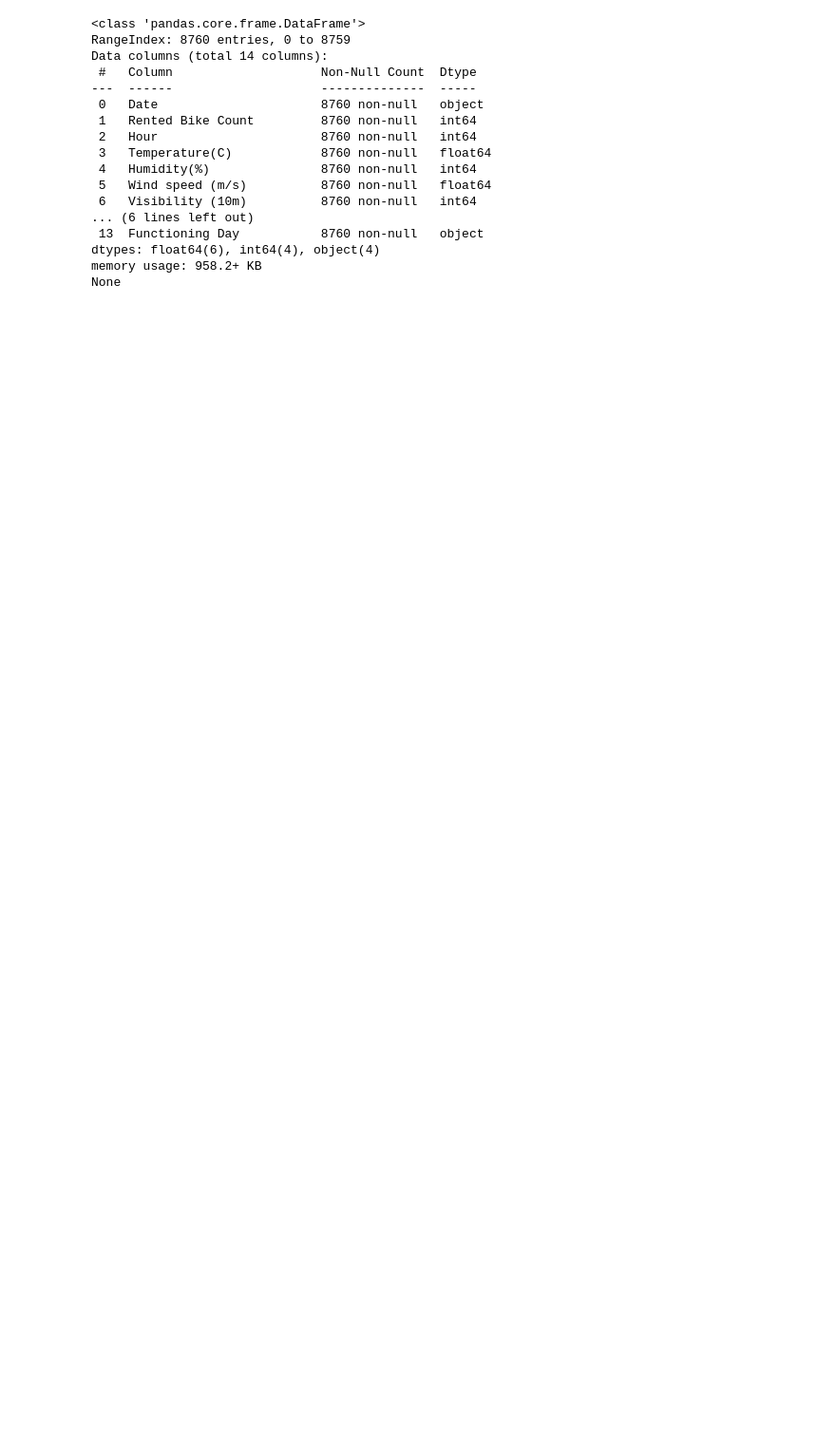
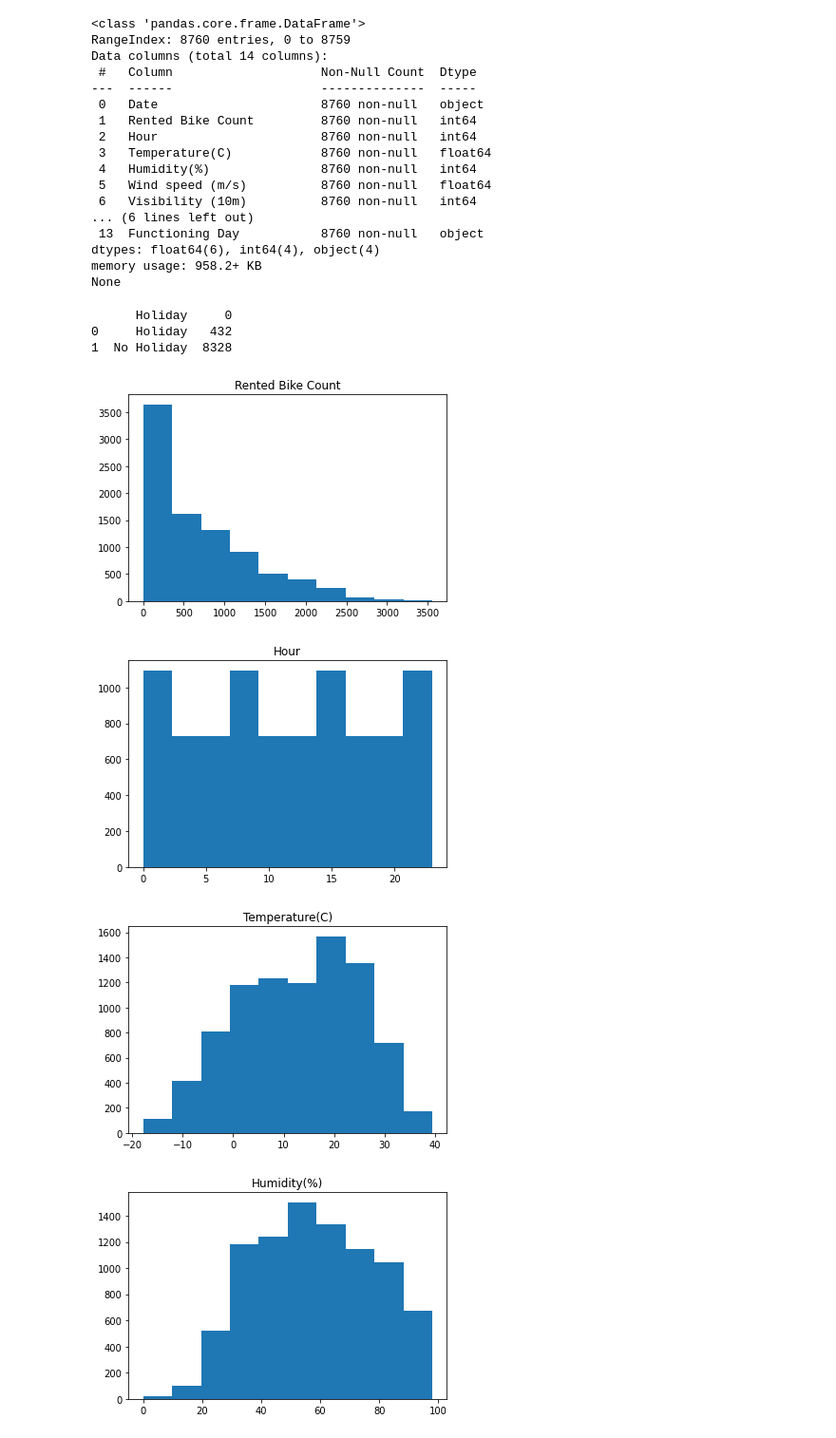
Before and after one commit to R0go/Bikes, a Jupyter notebook: Bikes_project.ipynb, the cells around one changed output. Shown at 95% size. Drawn from its saved outputs; the diff is of its cells as text; code cells hidden in the pictures; blank space fills up the shorter version.

```diff
--- a/Bikes_project.ipynb
+++ b/Bikes_project.ipynb
@@ -23,3 +24,32 @@ Data columns (total 14 columns):
 dtypes: float64(6), int64(4), object(4)
 memory usage: 958.2+ KB
 None
+# %%
+grouping = bikes_df.groupby('Holiday').size().reset_index()
+grouping.columns= ['Feature', 'Count']
+print(grouping)
+# %% [output]
+      Holiday     0
+0     Holiday   432
+1  No Holiday  8328
+# %%
+for i in bikes_df.columns:
+    if i == 'Date':
+        continue
+    elif bikes_df[i].dtype == 'object':
+        grouping = bikes_df.groupby(i).size().reset_index()
+        grouping.columns = [i, 'count']
+        sns.barplot(data = grouping,  x = i, y = 'count')
+        plt.title(i)
+        plt.show()
+        plt.clf
+    else:
+        plt.hist(bikes_df[i])
+        plt.title(i)
+        plt.show()
+        plt.clf
+# %% [output]
+[figure, added]
+[figure, added]
+[figure, added]
+[figure, added]
```
Also changed, not shown: parts of 7 cells of this notebook.
